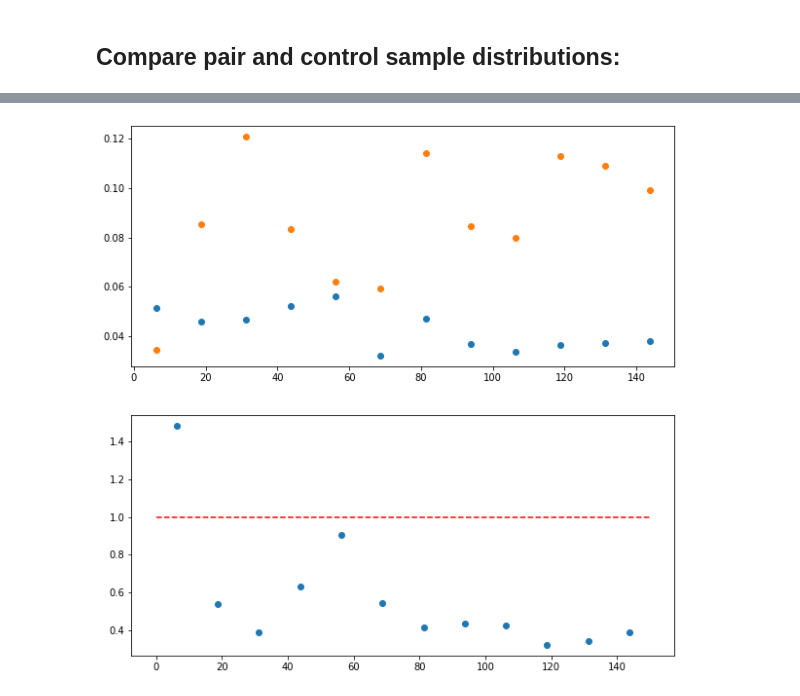
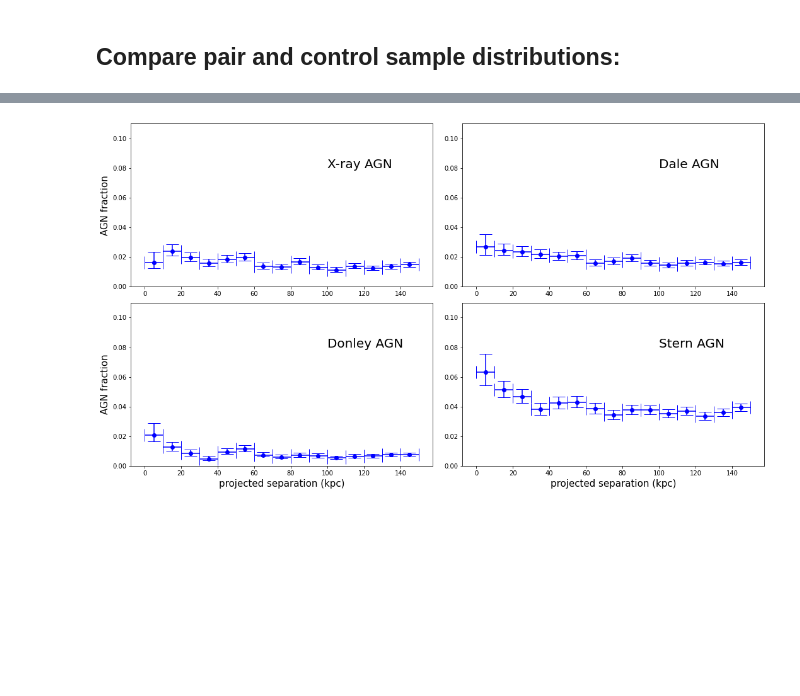
Before and after one commit to sldough21/pair-conv-misc, a Jupyter notebook: pam_analysis.ipynb, the cells around one changed output, grey strips where cells are left out. Saved outputs shown, nothing was run; the diff lists cells and outputs as text; code cells hidden in the pictures; blank space fills up the shorter version.

```diff
--- a/pam_analysis.ipynb
+++ b/pam_analysis.ipynb
@@ -48,6 +41,8 @@ dif_cuts = {}
 iso_count = {}
 PDF_width = {}
 sig_cuts = [10,3,2,1,0.5,0.25]
+# sig_cuts = [1,0.5,0.25]
+
 
 for sig_cut in sig_cuts:
     rdf = pd.read_csv(PATH+'pair_data_s'+str(sig_cut)+'.csv')
@@ -68,7 +63,7 @@ for sig_cut in sig_cuts:
         high = float(info[1])
 
         # sort into bins
-        bin_df = rdf[ (rdf['kpc_sep'] > low) & (rdf['kpc_sep'] <= high) ]#& (rdf['prime_M'] > 10) ]
+        bin_df = rdf[ (rdf['kpc_sep'] > low) & (rdf['kpc_sep'] <= high) & (rdf['field'] != 'COS') & (rdf['field'] != 'COSMOS') ]
 
         # calculating AGN per pair here
         AGN_frac[bins[rnge]] = sum(bin_df['pair_prob'] * bin_df['mAGN']) / (sum(bin_df['pair_prob'])) #* len(bin_df))
@@ -254,3 +272,13 @@ FileNotFoundError: [Errno 2] No such file or directory: '/nobackup/c1029594/CAND
+# %%
+def make_bins_PDF(max_dist=100, n_bins=10):
+
+    # create bin sizes
+    all_bins = {}
+    for bn in range(0, n_bins):
+        # define limits for each bin
+        all_bins[str(bn)] = str((max_dist/n_bins)*bn)+'-'+str((max_dist/n_bins)+(max_dist/n_bins)*bn)
+
+    return all_bins
 # %%
 # create bins:
 max_dist=150
@@ -345,0 +614,5 @@ plt.show()
+# %%
+def binomial_err(c, k, n):
+    p_lower = dist.beta.ppf((1-c)/2., k+1, n-k+1)
+    p_upper = dist.beta.ppf(1-(1-c)/2., k+1, n-k+1)
+    return p_lower, p_upper
@@ -346,12 +696,50 @@ plt.show()
 # %%
 # plot AGN fractions / enhancement:
-fig, ax = plt.subplots(nrows=2, ncols=1, figsize=(10,10))
-ax[0].scatter(kpc_meds,pAGN_fracs)
-ax[0].scatter(kpc_meds,iAGN_fracs)
+fig, ax = plt.subplots(nrows=2, ncols=2, figsize=(18,10))#, sharey=True, sharex=True)
+fig.subplots_adjust(wspace=0.1)
+fig.subplots_adjust(hspace=0.1)
+# X-ray
+ax[0,0].scatter(kpc_meds, pX_fr, color='blue')
+ax[0,0].errorbar(kpc_meds, pX_fr, yerr=(pX_lerr,pX_uerr), xerr=vwidth/2, linestyle="None", capsize=10, color='blue')
+ax[0,0].set_ylim(0, 0.11)
+ax[0,0].set_ylabel('AGN fraction', fontsize=15)
+# ax[0,0].set_xlabel('projected separation (kpc)', fontsize=15)
+ax[0,0].text(100,0.08,'X-ray AGN', fontsize=20)
 
-ax[1].scatter(kpc_meds, AGN_enh)
-ax[1].plot([0,150],[1,1], color='r', linestyle='--')
+# Dale
+ax[0,1].scatter(kpc_meds, pD_fr, color='blue')
+ax[0,1].errorbar(kpc_meds, pD_fr, yerr=(pD_lerr,pD_uerr), xerr=vwidth/2, linestyle="None", capsize=10, color='blue')
+ax[0,1].set_ylim(0, 0.11)
+# ax[0,1].set_xlabel('projected separation (kpc)', fontsize=15)
+ax[0,1].text(100,0.08,'Dale AGN', fontsize=20)
 
+# Donley
+ax[1,0].scatter(kpc_meds, pDo_fr, color='blue')
+ax[1,0].errorbar(kpc_meds, pDo_fr, yerr=(pDo_lerr,pDo_uerr), xerr=vwidth/2, linestyle="None", capsize=10, color='blue')
+ax[1,0].set_ylim(0, 0.11)
+ax[1,0].set_xlabel('projected separation (kpc)', fontsize=15)
+ax[1,0].set_ylabel('AGN fraction', fontsize=15)
+ax[1,0].text(100,0.08,'Donley AGN', fontsize=20)
+
+# Stern
+ax[1,1].scatter(kpc_meds, pSt_fr, color='blue')
+ax[1,1].errorbar(kpc_meds, pSt_fr, yerr=(pSt_lerr,pSt_uerr), xerr=vwidth/2, linestyle="None", capsize=10, color='blue')
+ax[1,1].set_ylim(0, 0.11)
+ax[1,1].set_xlabel('projected separation (kpc)', fontsize=15)
+ax[1,1].text(100,0.08,'Stern AGN', fontsize=20)
+
+
+
+# ax[0].set_xticks(np.arange(0,150,20))
+# ax[0].set_xticklabels(np.arange(0,150,20),fontsize=15)
+# ax[0].set_yticks(np.arange(0,0.12,0.02))
+# ax[0].set_yticklabels(np.arange(0,0.12,0.02),fontsize=15)
+
+
+# ax[1].set_xticks(np.arange(0,150,20))
+# ax[1].set_xticklabels(np.arange(0,150,20),fontsize=15)
+
+# plt.savefig(PATH+'AP_PP_150kpc.png')
 plt.show()
 # %% [output]
-[figure, old version]
+[figure, new version]
```
Also changed, not shown: parts of 17 cells of this notebook.
